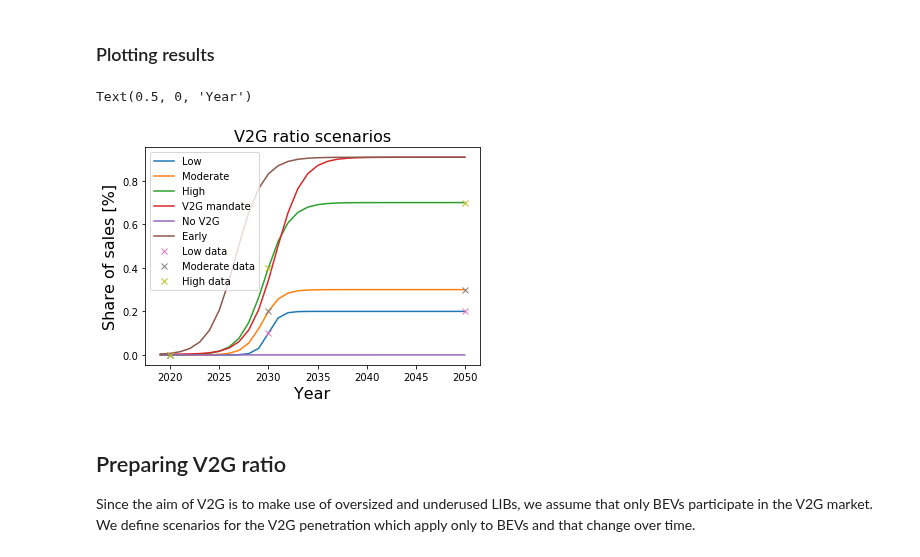
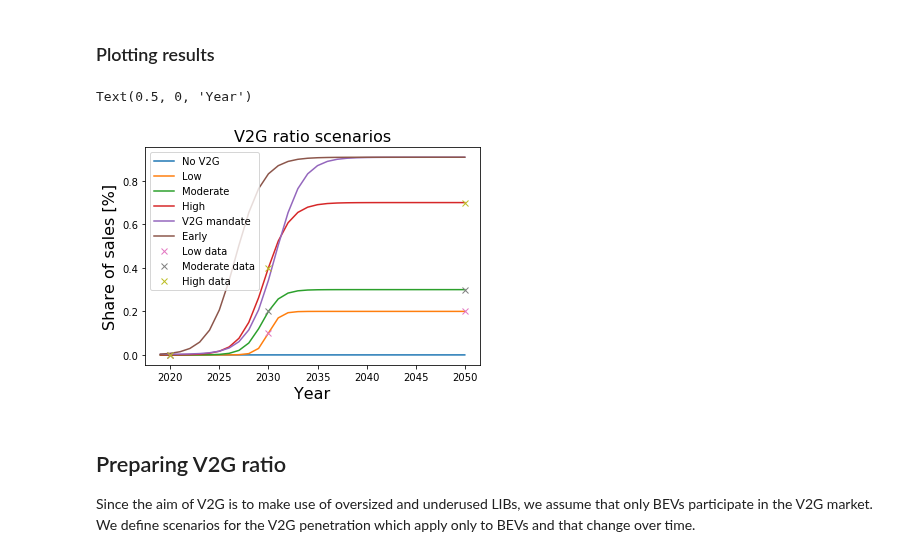
Before and after one commit to fernaag/V2G_in_EU, a Jupyter notebook: data/data_handling_scripts/V2G_ratio.ipynb, the cells around one changed output. Cells and saved outputs as stored; diff of their text form; code cells hidden in the pictures.

```diff
--- a/data/data_handling_scripts/V2G_ratio.ipynb
+++ b/data/data_handling_scripts/V2G_ratio.ipynb
@@ -181,22 +181,22 @@ for i,s in enumerate(df['Scenario'].unique()):
 # %%
 MyColorCycle = pylab.cm.Paired(np.arange(0,1,0.1)) # select 10 colors from the 'Paired' color map.
 fig, ax = plt.subplots()
-ax.plot(t[69:], fit[0,1,69::], label='Low')
-ax.plot(t[69:], fit[1,1,69:], label='Moderate')
-ax.plot(t[69:], fit[2,1,69:],label='High')
-ax.plot(t[69:], fit[3,1,69:], label='V2G mandate')
-ax.plot(t[69:], fit[4,1,69:],label='No V2G')
+ax.plot(t[69:], fit[0,1,69:],label='No V2G')
+ax.plot(t[69:], fit[1,1,69::], label='Low')
+ax.plot(t[69:], fit[2,1,69:], label='Moderate')
+ax.plot(t[69:], fit[3,1,69:],label='High')
+ax.plot(t[69:], fit[4,1,69:], label='V2G mandate')
 ax.plot(t[69:], fit[5,1,69:],label='Early')
 ax.plot(df.loc[(df['Scenario']=='Low') & (df['Drive_train']=='BEV'), 'Time'].values, df.loc[(df['Scenario']=='Low') & (df['Drive_train']=='BEV'), 'value'].values, 'x', label='Low data')
 ax.plot(df.loc[(df['Scenario']=='Moderate') & (df['Drive_train']=='BEV'), 'Time'].values, df.loc[(df['Scenario']=='Moderate') & (df['Drive_train']=='BEV'), 'value'].values,'x',label='Moderate data')
 ax.plot(df.loc[(df['Scenario']=='High') & (df['Drive_train']=='BEV'), 'Time'].values, df.loc[(df['Scenario']=='High') & (df['Drive_train']=='BEV'), 'value'].values,'x',label='High data')
 ax.legend( loc='best',prop={'size':10})
 ax.set_ylabel('Share of sales [%]',fontsize =16)
 ax.set_title('V2G ratio scenarios'.format(s), fontsize=16)
 ax.set_xlabel('Year',fontsize =16)
 # %% [output]
 Text(0.5, 0, 'Year')
-[figure, old version]
+[figure, new version]
 # %% [markdown]
 ## Preparing V2G ratio
 Since the aim of V2G is to make use of oversized and underused LIBs, we assume that only BEVs participate in the V2G market.
```
Also changed, not shown: parts of 4 cells of this notebook, 21 other files.
